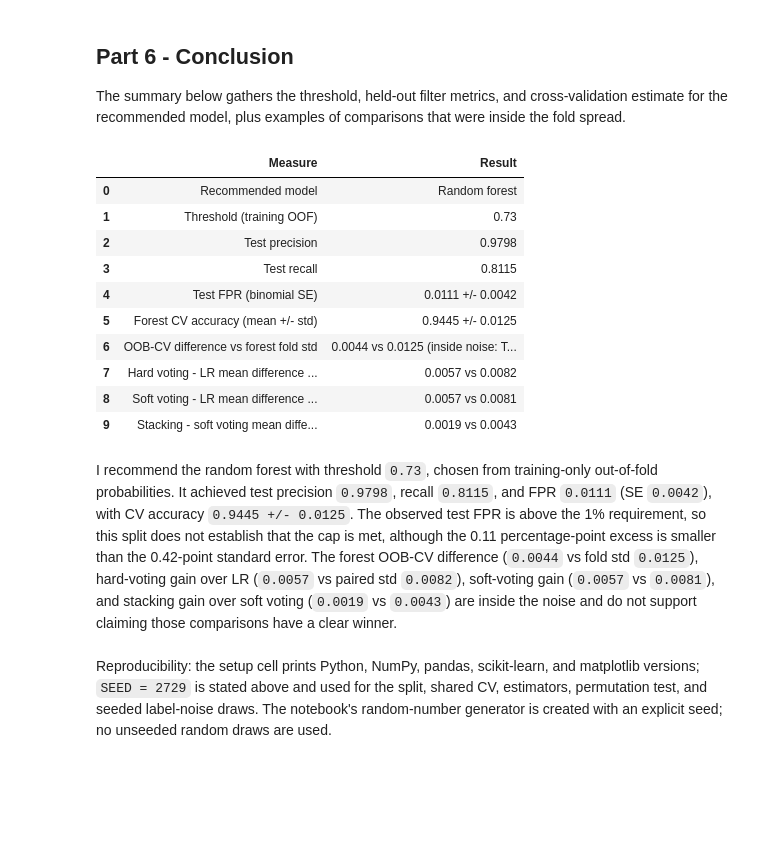
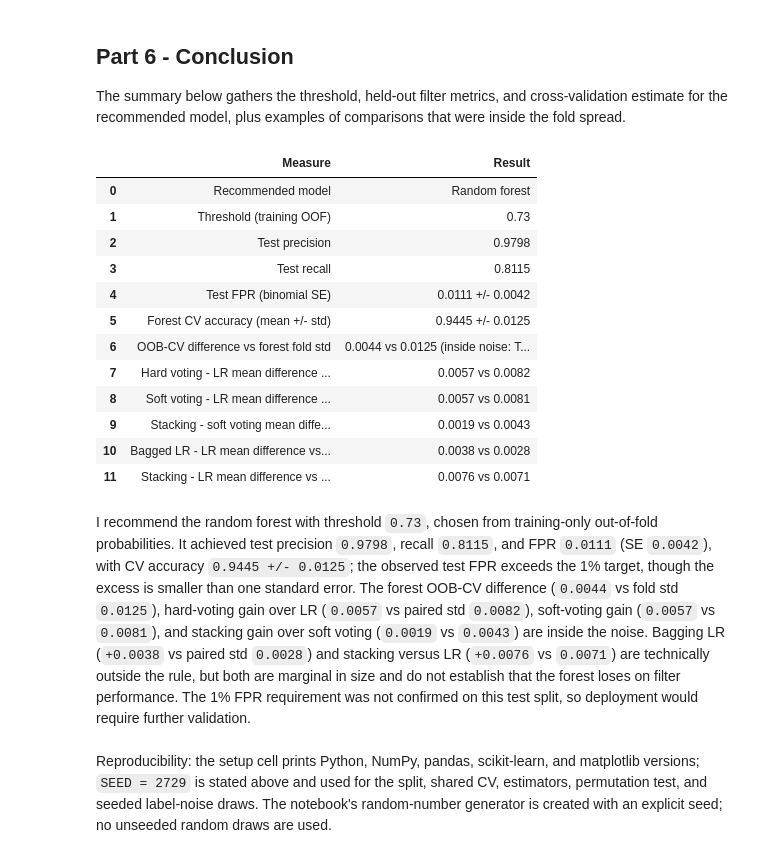
Before and after one commit to NurdauletZhussip-tech/zhussip_ML_task_4, a Jupyter notebook: zhussip_task4.ipynb, the cells around one changed output. Saved outputs shown, nothing was run; the diff lists cells and outputs as text; code cells hidden in the pictures; blank space fills up the shorter version.

Commit message:
part6: clarify paired differences and verification
Co-authored-by: Copilot <223556219+Copilot@users.noreply.github.com>

```diff
--- a/zhussip_task4.ipynb
+++ b/zhussip_task4.ipynb
@@ -871,34 +874,40 @@ The summary below gathers the threshold, held-out filter metrics, and cross-vali
 part6_summary = pd.DataFrame([
     {"Measure": "Recommended model", "Result": "Random forest"},
     {"Measure": "Threshold (training OOF)", "Result": f"{threshold:.2f}"},
     {"Measure": "Test precision", "Result": f"{test_precision:.4f}"},
     {"Measure": "Test recall", "Result": f"{test_recall:.4f}"},
     {"Measure": "Test FPR (binomial SE)", "Result": f"{test_fpr:.4f} +/- {test_fpr_se:.4f}"},
     {"Measure": "Forest CV accuracy (mean +/- std)",
      "Result": f"{forest_cv_scores.mean():.4f} +/- {forest_cv_scores.std():.4f}"},
     {"Measure": "OOB-CV difference vs forest fold std",
      "Result": f"{oob_cv_difference:.4f} vs {forest_cv_scores.std():.4f} (inside noise: {oob_cv_agreement})"},
     {"Measure": "Hard voting - LR mean difference vs paired std",
      "Result": f"{paired_voting_differences['hard voting'].mean():.4f} vs {paired_voting_differences['hard voting'].std():.4f}"},
     {"Measure": "Soft voting - LR mean difference vs paired std",
      "Result": f"{paired_voting_differences['soft voting'].mean():.4f} vs {paired_voting_differences['soft voting'].std():.4f}"},
     {"Measure": "Stacking - soft voting mean difference vs paired std",
      "Result": f"{stacking_differences['stacking - soft voting'].mean():.4f} vs {stacking_differences['stacking - soft voting'].std():.4f}"},
+    {"Measure": "Bagged LR - LR mean difference vs paired std",
+     "Result": f"{paired_differences['bag_lr - lr'].mean():.4f} vs {paired_differences['bag_lr - lr'].std():.4f}"},
+    {"Measure": "Stacking - LR mean difference vs paired std",
+     "Result": f"{stacking_differences['stacking - best member (lr)'].mean():.4f} vs {stacking_differences['stacking - best member (lr)'].std():.4f}"},
 ])
 display(part6_summary)
 # %% [output]
 |  | Measure | Result |
 | 0 | Recommended model | Random forest |
 | 1 | Threshold (training OOF) | 0.73 |
 | 2 | Test precision | 0.9798 |
 | 3 | Test recall | 0.8115 |
 | 4 | Test FPR (binomial SE) | 0.0111 +/- 0.0042 |
 | 5 | Forest CV accuracy (mean +/- std) | 0.9445 +/- 0.0125 |
 | 6 | OOB-CV difference vs forest fold std | 0.0044 vs 0.0125 (inside noise: T... |
 | 7 | Hard voting - LR mean difference ... | 0.0057 vs 0.0082 |
 | 8 | Soft voting - LR mean difference ... | 0.0057 vs 0.0081 |
 | 9 | Stacking - soft voting mean diffe... | 0.0019 vs 0.0043 |
+| 10 | Bagged LR - LR mean difference vs... | 0.0038 vs 0.0028 |
+| 11 | Stacking - LR mean difference vs ... | 0.0076 vs 0.0071 |
 # %% [markdown]
-I recommend the random forest with threshold `0.73`, chosen from training-only out-of-fold probabilities. It achieved test precision `0.9798`, recall `0.8115`, and FPR `0.0111` (SE `0.0042`), with CV accuracy `0.9445 +/- 0.0125`. The observed test FPR is above the 1% requirement, so this split does not establish that the cap is met, although the 0.11 percentage-point excess is smaller than the 0.42-point standard error. The forest OOB-CV difference (`0.0044` vs fold std `0.0125`), hard-voting gain over LR (`0.0057` vs paired std `0.0082`), soft-voting gain (`0.0057` vs `0.0081`), and stacking gain over soft voting (`0.0019` vs `0.0043`) are inside the noise and do not support claiming those comparisons have a clear winner.
+I recommend the random forest with threshold `0.73`, chosen from training-only out-of-fold probabilities. It achieved test precision `0.9798`, recall `0.8115`, and FPR `0.0111` (SE `0.0042`), with CV accuracy `0.9445 +/- 0.0125`; the observed test FPR exceeds the 1% target, though the excess is smaller than one standard error. The forest OOB-CV difference (`0.0044` vs fold std `0.0125`), hard-voting gain over LR (`0.0057` vs paired std `0.0082`), soft-voting gain (`0.0057` vs `0.0081`), and stacking gain over soft voting (`0.0019` vs `0.0043`) are inside the noise. Bagging LR (`+0.0038` vs paired std `0.0028`) and stacking versus LR (`+0.0076` vs `0.0071`) are technically outside the rule, but both are marginal in size and do not establish that the forest loses on filter performance. The 1% FPR requirement was not confirmed on this test split, so deployment would require further validation.
 # %% [markdown]
 Reproducibility: the setup cell prints Python, NumPy, pandas, scikit-learn, and matplotlib versions; `SEED = 2729` is stated above and used for the split, shared CV, estimators, permutation test, and seeded label-noise draws. The notebook's random-number generator is created with an explicit seed; no unseeded random draws are used.
```
Also changed, not shown: parts of 3 cells of this notebook.
